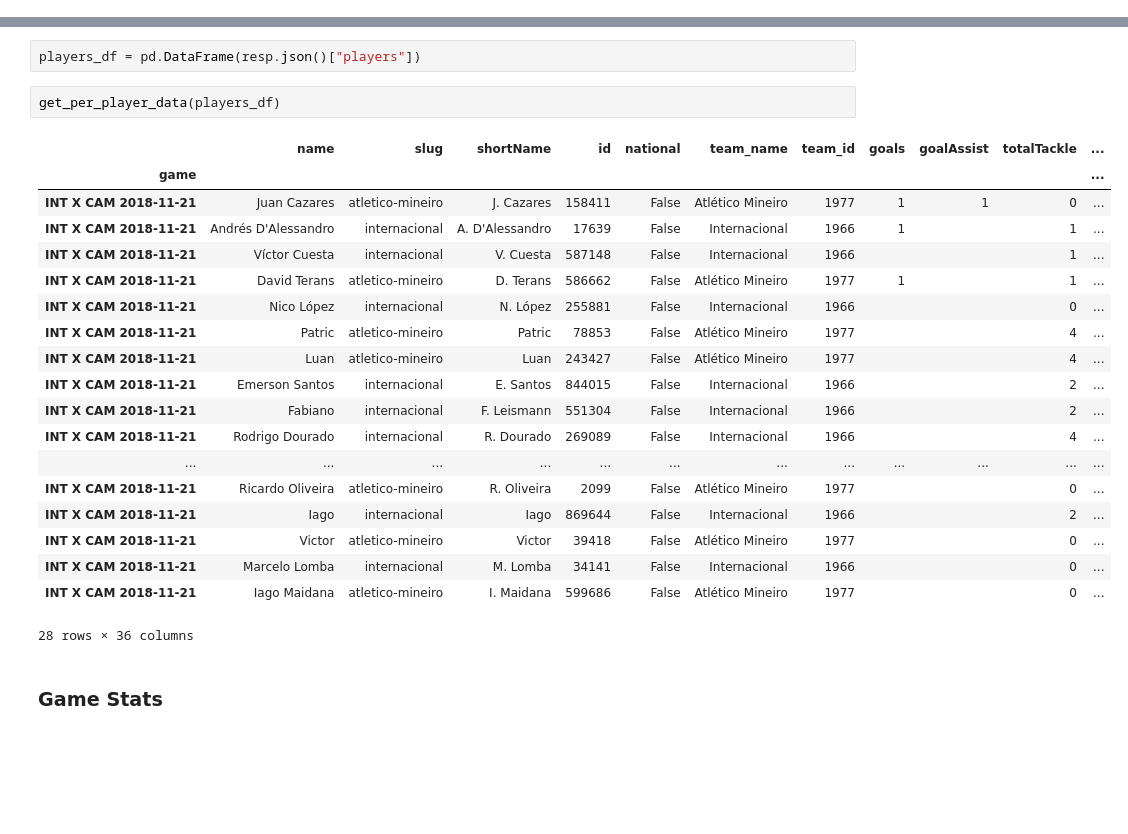
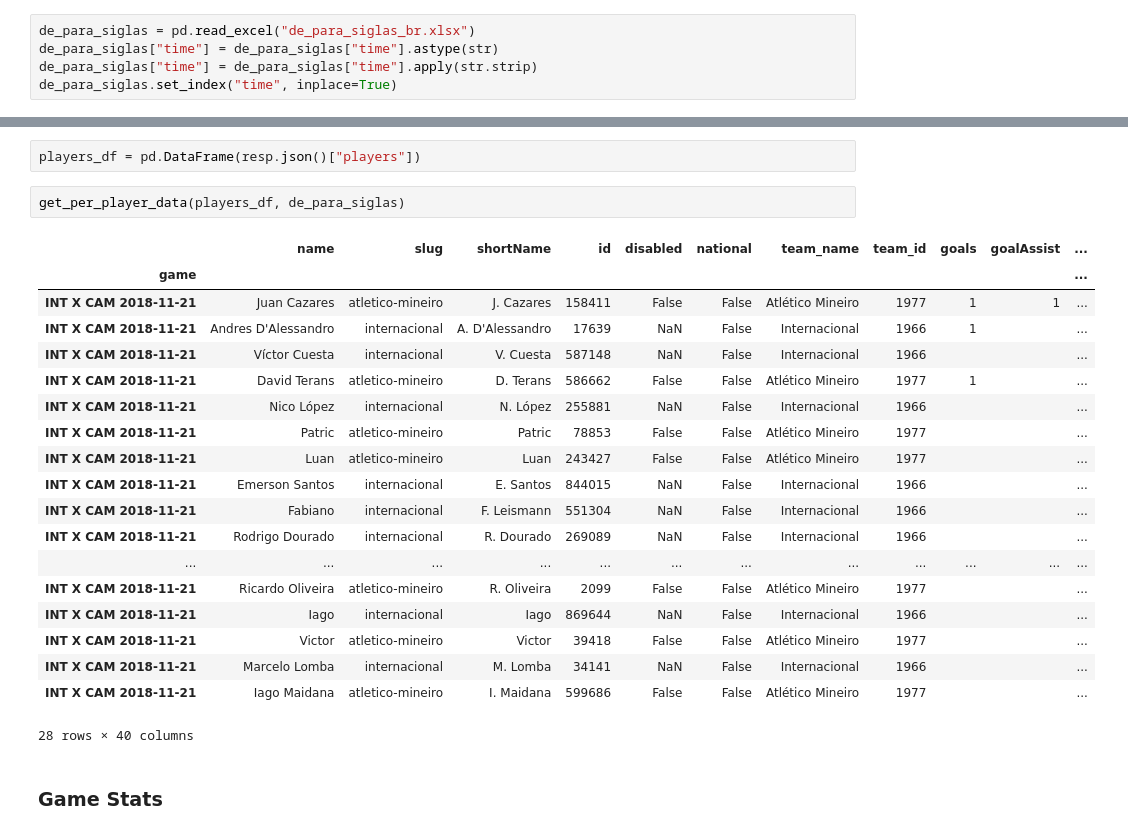
Before and after one commit to rafaelgasp/sofa_score, a Jupyter notebook: SofaScore_Scrap.ipynb, the cells around one changed output, grey strips where cells are left out. Cells and saved outputs as stored; diff of their text form; blank space fills up the shorter version.

```diff
--- a/SofaScore_Scrap.ipynb
+++ b/SofaScore_Scrap.ipynb
@@ -23,0 +26,5 @@ headers = {
+# %%
+de_para_siglas = pd.read_excel("de_para_siglas_br.xlsx")
+de_para_siglas["time"] = de_para_siglas["time"].astype(str)
+de_para_siglas["time"] = de_para_siglas["time"].apply(str.strip)
+de_para_siglas.set_index("time", inplace=True)
@@ -29,27 +89,27 @@ resp = requests.get("https://www.sofascore.com/event/7724681/statistics/players/
 # %%
 players_df = pd.DataFrame(resp.json()["players"])
 # %%
-get_per_player_data(players_df)
+get_per_player_data(players_df, de_para_siglas)
 # %% [output]
-|  | name | slug | shortName | id | national | team_name | team_id | goals | goalAssist | totalTackle | ... |
+|  | name | slug | shortName | id | disabled | national | team_name | team_id | goals | goalAssist | ... |
 | game |  |  |  |  |  |  |  |  |  |  | ... |
-| INT X CAM 2018-11-21 | Juan Cazares | atletico-mineiro | J. Cazares | 158411 | False | Atlético Mineiro | 1977 | 1 | 1 | 0 | ... |
-| INT X CAM 2018-11-21 | Andrés D'Alessandro | internacional | A. D'Alessandro | 17639 | False | Internacional | 1966 | 1 |  | 1 | ... |
-| INT X CAM 2018-11-21 | Víctor Cuesta | internacional | V. Cuesta | 587148 | False | Internacional | 1966 |  |  | 1 | ... |
-| INT X CAM 2018-11-21 | David Terans | atletico-mineiro | D. Terans | 586662 | False | Atlético Mineiro | 1977 | 1 |  | 1 | ... |
-| INT X CAM 2018-11-21 | Nico López | internacional | N. López | 255881 | False | Internacional | 1966 |  |  | 0 | ... |
-| INT X CAM 2018-11-21 | Patric | atletico-mineiro | Patric | 78853 | False | Atlético Mineiro | 1977 |  |  | 4 | ... |
-| INT X CAM 2018-11-21 | Luan | atletico-mineiro | Luan | 243427 | False | Atlético Mineiro | 1977 |  |  | 4 | ... |
-| INT X CAM 2018-11-21 | Emerson Santos | internacional | E. Santos | 844015 | False | Internacional | 1966 |  |  | 2 | ... |
-| INT X CAM 2018-11-21 | Fabiano | internacional | F. Leismann | 551304 | False | Internacional | 1966 |  |  | 2 | ... |
-| INT X CAM 2018-11-21 | Rodrigo Dourado | internacional | R. Dourado | 269089 | False | Internacional | 1966 |  |  | 4 | ... |
+| INT X CAM 2018-11-21 | Juan Cazares | atletico-mineiro | J. Cazares | 158411 | False | False | Atlético Mineiro | 1977 | 1 | 1 | ... |
+| INT X CAM 2018-11-21 | Andres D'Alessandro | internacional | A. D'Alessandro | 17639 | NaN | False | Internacional | 1966 | 1 |  | ... |
+| INT X CAM 2018-11-21 | Víctor Cuesta | internacional | V. Cuesta | 587148 | NaN | False | Internacional | 1966 |  |  | ... |
+| INT X CAM 2018-11-21 | David Terans | atletico-mineiro | D. Terans | 586662 | False | False | Atlético Mineiro | 1977 | 1 |  | ... |
+| INT X CAM 2018-11-21 | Nico López | internacional | N. López | 255881 | NaN | False | Internacional | 1966 |  |  | ... |
+| INT X CAM 2018-11-21 | Patric | atletico-mineiro | Patric | 78853 | False | False | Atlético Mineiro | 1977 |  |  | ... |
+| INT X CAM 2018-11-21 | Luan | atletico-mineiro | Luan | 243427 | False | False | Atlético Mineiro | 1977 |  |  | ... |
+| INT X CAM 2018-11-21 | Emerson Santos | internacional | E. Santos | 844015 | NaN | False | Internacional | 1966 |  |  | ... |
+| INT X CAM 2018-11-21 | Fabiano | internacional | F. Leismann | 551304 | NaN | False | Internacional | 1966 |  |  | ... |
+| INT X CAM 2018-11-21 | Rodrigo Dourado | internacional | R. Dourado | 269089 | NaN | False | Internacional | 1966 |  |  | ... |
 | ... | ... | ... | ... | ... | ... | ... | ... | ... | ... | ... | ... |
-| INT X CAM 2018-11-21 | Ricardo Oliveira | atletico-mineiro | R. Oliveira | 2099 | False | Atlético Mineiro | 1977 |  |  | 0 | ... |
-| INT X CAM 2018-11-21 | Iago | internacional | Iago | 869644 | False | Internacional | 1966 |  |  | 2 | ... |
-| INT X CAM 2018-11-21 | Victor | atletico-mineiro | Victor | 39418 | False | Atlético Mineiro | 1977 |  |  | 0 | ... |
-| INT X CAM 2018-11-21 | Marcelo Lomba | internacional | M. Lomba | 34141 | False | Internacional | 1966 |  |  | 0 | ... |
-| INT X CAM 2018-11-21 | Iago Maidana | atletico-mineiro | I. Maidana | 599686 | False | Atlético Mineiro | 1977 |  |  | 0 | ... |
+| INT X CAM 2018-11-21 | Ricardo Oliveira | atletico-mineiro | R. Oliveira | 2099 | False | False | Atlético Mineiro | 1977 |  |  | ... |
+| INT X CAM 2018-11-21 | Iago | internacional | Iago | 869644 | NaN | False | Internacional | 1966 |  |  | ... |
+| INT X CAM 2018-11-21 | Victor | atletico-mineiro | Victor | 39418 | False | False | Atlético Mineiro | 1977 |  |  | ... |
+| INT X CAM 2018-11-21 | Marcelo Lomba | internacional | M. Lomba | 34141 | NaN | False | Internacional | 1966 |  |  | ... |
+| INT X CAM 2018-11-21 | Iago Maidana | atletico-mineiro | I. Maidana | 599686 | False | False | Atlético Mineiro | 1977 |  |  | ... |
-28 rows × 36 columns
+28 rows × 40 columns
 # %% [markdown]
 ### Game Stats
 # %%
```
Also changed, not shown: parts of 25 cells of this notebook, 5 other files.
